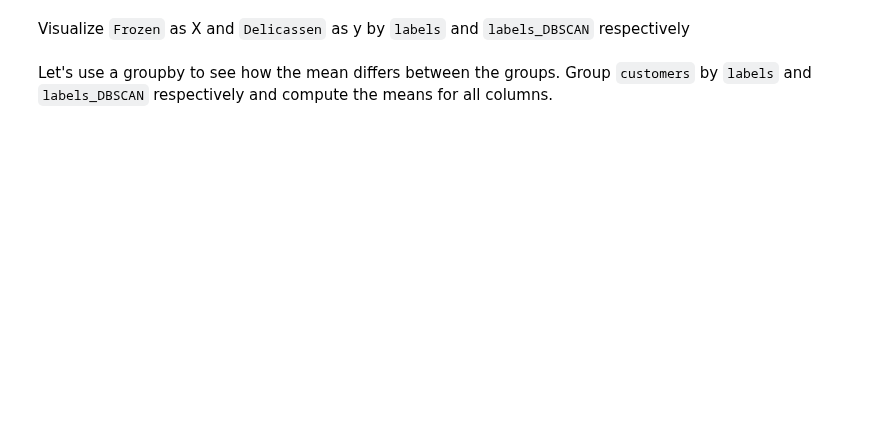
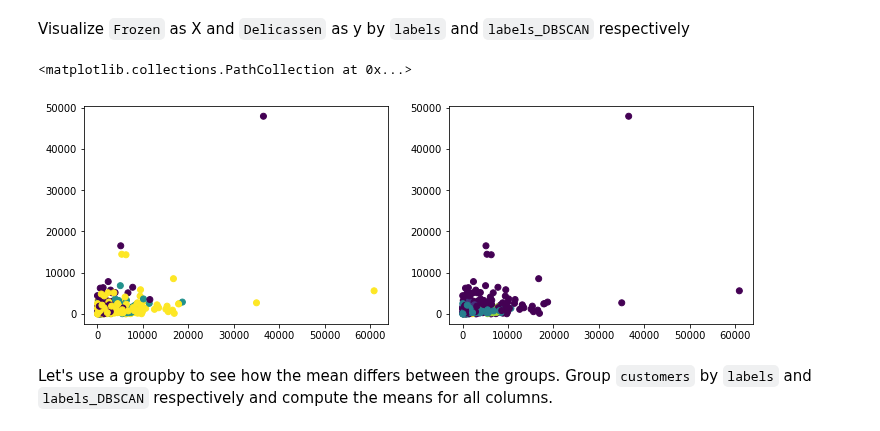
Before and after one commit to ironhack-datalabs/datamad1019, a Jupyter notebook: module-3/lab-unsupervised-learning/your-code/main.ipynb, the cells around one changed output. Saved outputs shown, nothing was run; the diff lists cells and outputs as text; code cells hidden in the pictures; blank space fills up the shorter version.

```diff
--- a/module-3/lab-unsupervised-learning/your-code/main.ipynb
+++ b/module-3/lab-unsupervised-learning/your-code/main.ipynb
@@ -187,2 +304,12 @@ Visualize `Frozen` as X and `Delicassen` as y by `labels` and `labels_DBSCAN` re
+# %%
+# Your code here:
+plt.figure(figsize=(12,4))
+plt.subplot(1,2,1)
+plt.scatter(customers['Frozen'], customers['Delicassen'], c=customers['labels'])
+plt.subplot(1,2,2)
+plt.scatter(customers['Frozen'], customers['Delicassen'], c=customers['labels_DBSCAN'])
+# %% [output]
+<matplotlib.collections.PathCollection at 0x...>
+[figure, added]
 # %% [markdown]
 Let's use a groupby to see how the mean differs between the groups. Group `customers` by `labels` and `labels_DBSCAN` respectively and compute the means for all columns.
```
Also changed, not shown: parts of 45 cells of this notebook.
